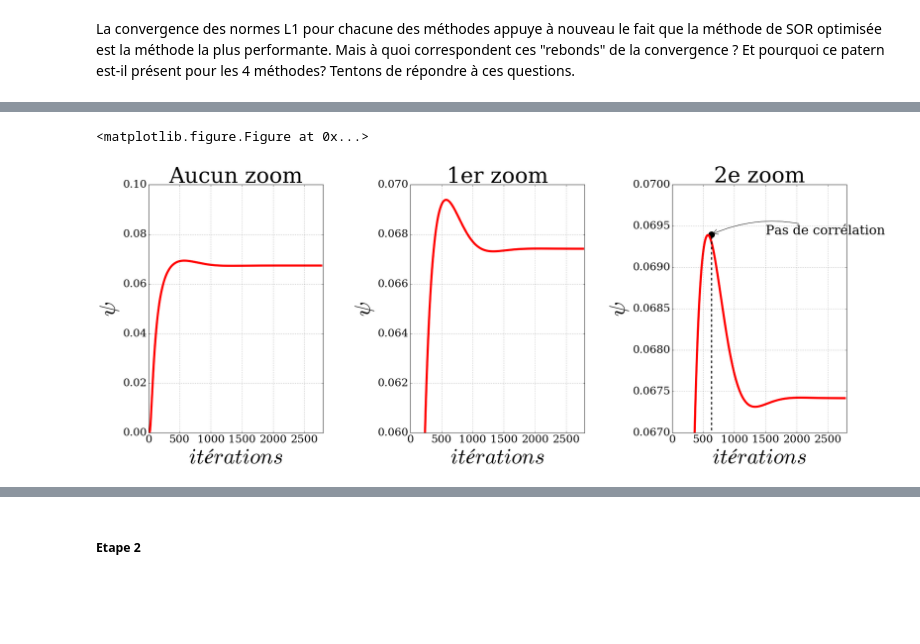
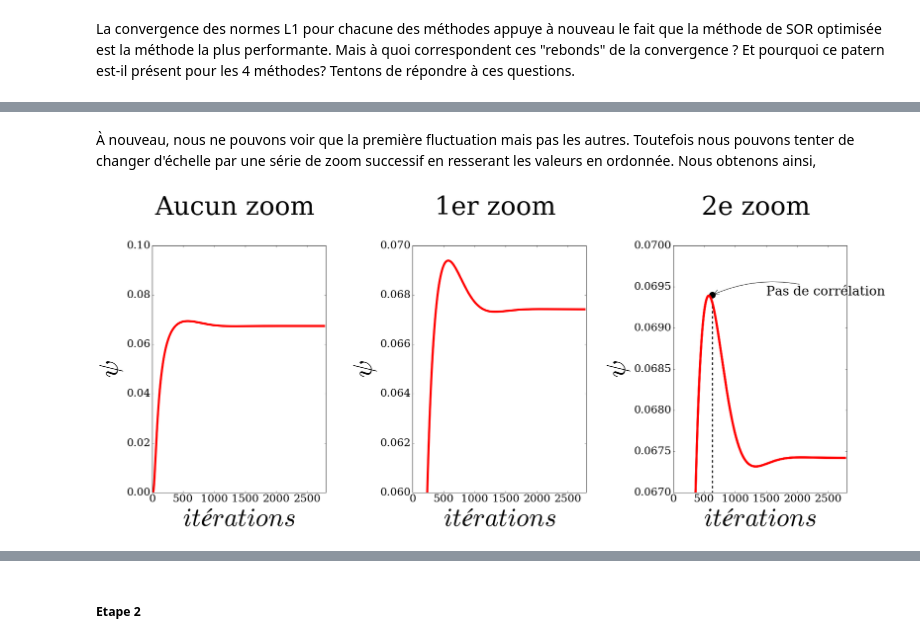
Before and after one commit to ServranckxChristophe/numerical-mooc, a Jupyter notebook: working/Stokes_flow.ipynb, the cells around one changed output, grey strips where cells are left out. Saved outputs shown, nothing was run; the diff lists cells and outputs as text; code cells hidden in the pictures; blank space fills up the shorter version.

```diff
--- a/working/Stokes_flow.ipynb
+++ b/working/Stokes_flow.ipynb
@@ -1253,3 +1246,0 @@ for i in range(2771):
-# %%
-l1_target = normeL1
-psi, om, iterations, l1_conv= jacobi(om0.copy(), psi0.copy(), d, l1_target)
@@ -1333,3 +1335,3 @@ def jacobi_conv(om, psi, d, l1_target):
 # %%
 l1_target =1e-6
-p, p_evol = jacobi_conv(om0.copy(), psi0.copy(), d, l1_target)
+p, p_30, l1_conv30 = jacobi_conv(om0.copy(), psi0.copy(), d, l1_target)
@@ -1362,0 +1391,10 @@ p, pevol = jacobi_conv(om0.copy(), psi0.copy(), d, l1_target)
+# %%
+xsi = numpy.linspace(0,2771,len(p_30))
+
+pyplot.figure(figsize=(8,5))
+pyplot.grid(True)
+pyplot.xlabel("Itérations", fontsize=20)
+pyplot.ylabel("Norme L1 de $|\psi| [30,30]$", fontsize=20)
+pyplot.plot(xsi,numpy.abs(p_30), color='b', ls='-', lw=2)
+pyplot.xlim(.0,2800)
+pyplot.ylim(.0,.08);
@@ -1363,56 +1403,52 @@ p, pevol = jacobi_conv(om0.copy(), psi0.copy(), d, l1_target)
+# %% [markdown]
+À nouveau, nous ne pouvons voir que la première fluctuation mais pas les autres. Toutefois nous pouvons tenter de changer d'échelle par une série de zoom successif en resserant les valeurs en ordonnée. Nous obtenons ainsi,
 # %%
-xsi = numpy.linspace(0,2771,len(pevol))
-
-fig = pyplot.figure()
 fig = pyplot.figure(figsize = (25, 20))
 fig.subplots_adjust(left = 0.1, bottom = 0.3,
                        right = 1, top = 0.7, wspace = .5, hspace = .5)
 
 # Graphique 1
 ax = fig.add_subplot(131)
-pyplot.grid(True)
-pyplot.title("Aucun zoom", fontsize = 50)
-pyplot.ylabel('$\psi$', fontsize=50)
-pyplot.xlabel("$itérations$", fontsize=50)
-line, = ax.plot(xsi, numpy.abs(pevol), 'r-', lw=5)
+pyplot.title("Aucun zoom \n", fontsize = 60)
+pyplot.ylabel('$\psi$', fontsize=60)
+pyplot.xlabel("$itérations$", fontsize=60)
 ax.set_ylim(0,0.1)
 ax.set_xlim(0,2800)
+line, = ax.plot(xsi, numpy.abs(p_30), 'r-', lw=5)
 pyplot.tick_params(axis='both', labelsize=25)
 
 
 # Graphique 2
 ax = fig.add_subplot(132)
-pyplot.grid(True)
-pyplot.title("1er zoom", fontsize = 50)
-pyplot.ylabel('$\psi$', fontsize=50)
-pyplot.xlabel("$itérations$", fontsize=50)
-line, = ax.plot(xsi, numpy.abs(pevol), 'r-', lw=5)
+pyplot.title("1er zoom \n", fontsize = 60)
+pyplot.ylabel('$\psi$', fontsize=60)
+pyplot.xlabel("$itérations$", fontsize=60)
+
 ax.set_ylim(0.060,0.070)
 ax.set_xlim(0,2800)
+line, = ax.plot(xsi, numpy.abs(p_30), 'r-', lw=5)
 pyplot.tick_params(axis='both', labelsize=25)
 
 
 # Graphique 3
 ax = fig.add_subplot(133)
-pyplot.grid(True)
-pyplot.title("2e zoom", fontsize = 50)
-pyplot.ylabel('$\psi$', fontsize=50)
-pyplot.xlabel("$itérations$", fontsize=50)
-line, = ax.plot(xsi, numpy.abs(pevol), 'r-', lw=5)
+pyplot.title("2e zoom \n", fontsize = 60)
+pyplot.ylabel('$\psi$', fontsize=60)
+pyplot.xlabel("$itérations$", fontsize=60)
+line, = ax.plot(xsi, numpy.abs(p_30), 'r-', lw=5)
 #réglage des pointillés reliant l'axe
 pyplot.plot([633,633],[0,0.06940], color ='k', linewidth=2.5, linestyle="--")
 #réglage du point
 pyplot.scatter([633,],[0.06940,], 200, color ='k')
 #réglage flèche et texte
 ax.annotate("Pas de corrélation", xy=(633,0.06940), xytext=(1500, 0.06940),
             fontsize=30, arrowprops=dict(arrowstyle="->",
             connectionstyle="arc3,rad=.2"),)
 ax.set_ylim(0.067,0.070)
 ax.set_xlim(0,2800)
+line, = ax.plot(xsi, numpy.abs(p_30), 'r-', lw=5)
 pyplot.tick_params(axis='both', labelsize=25)
 
-
 pyplot.show()
 # %% [output]
-<matplotlib.figure.Figure at 0x...>
-[figure, old version]
+[figure, new version]
```
Also changed, not shown: parts of 34 cells of this notebook.
